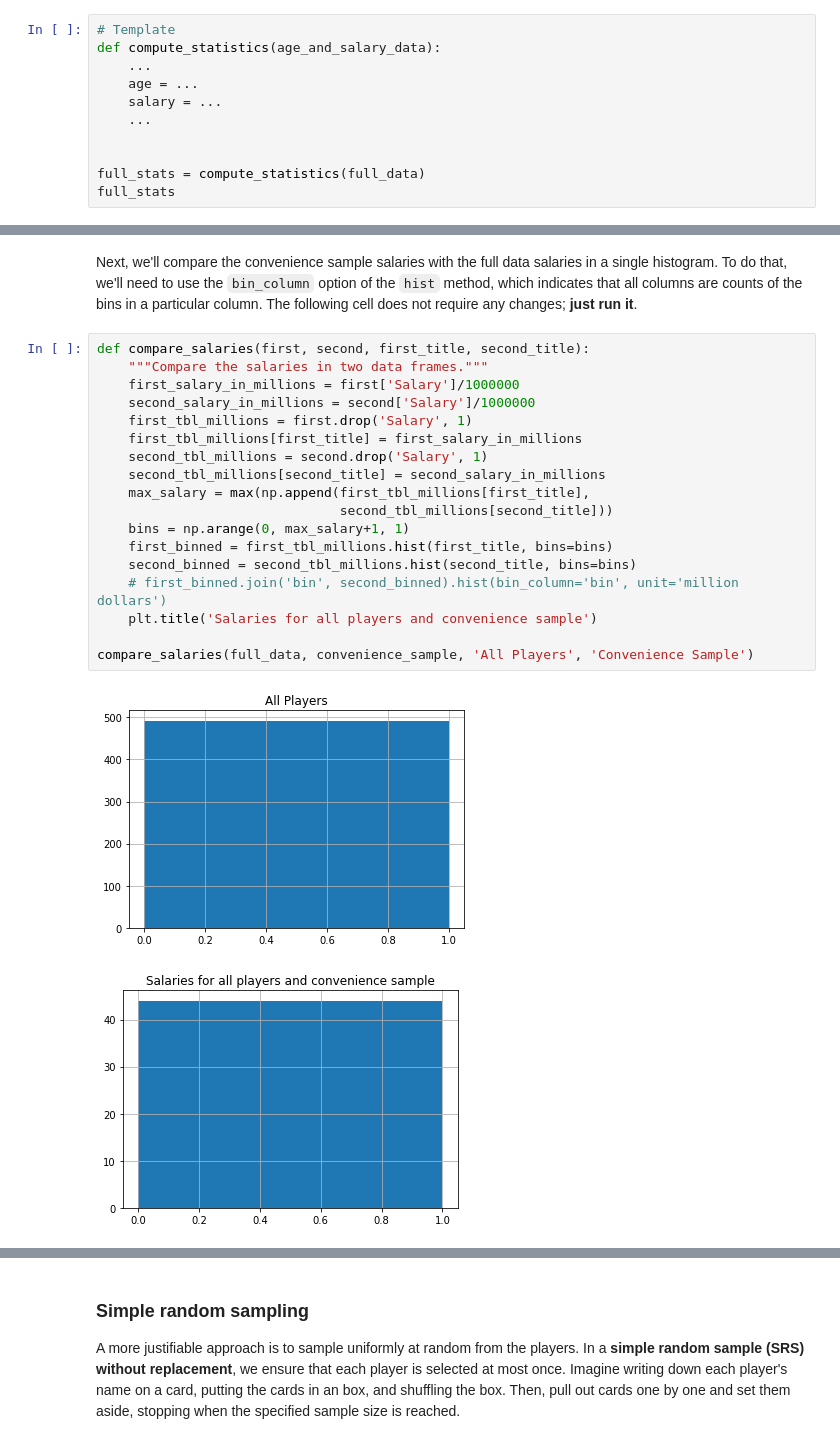
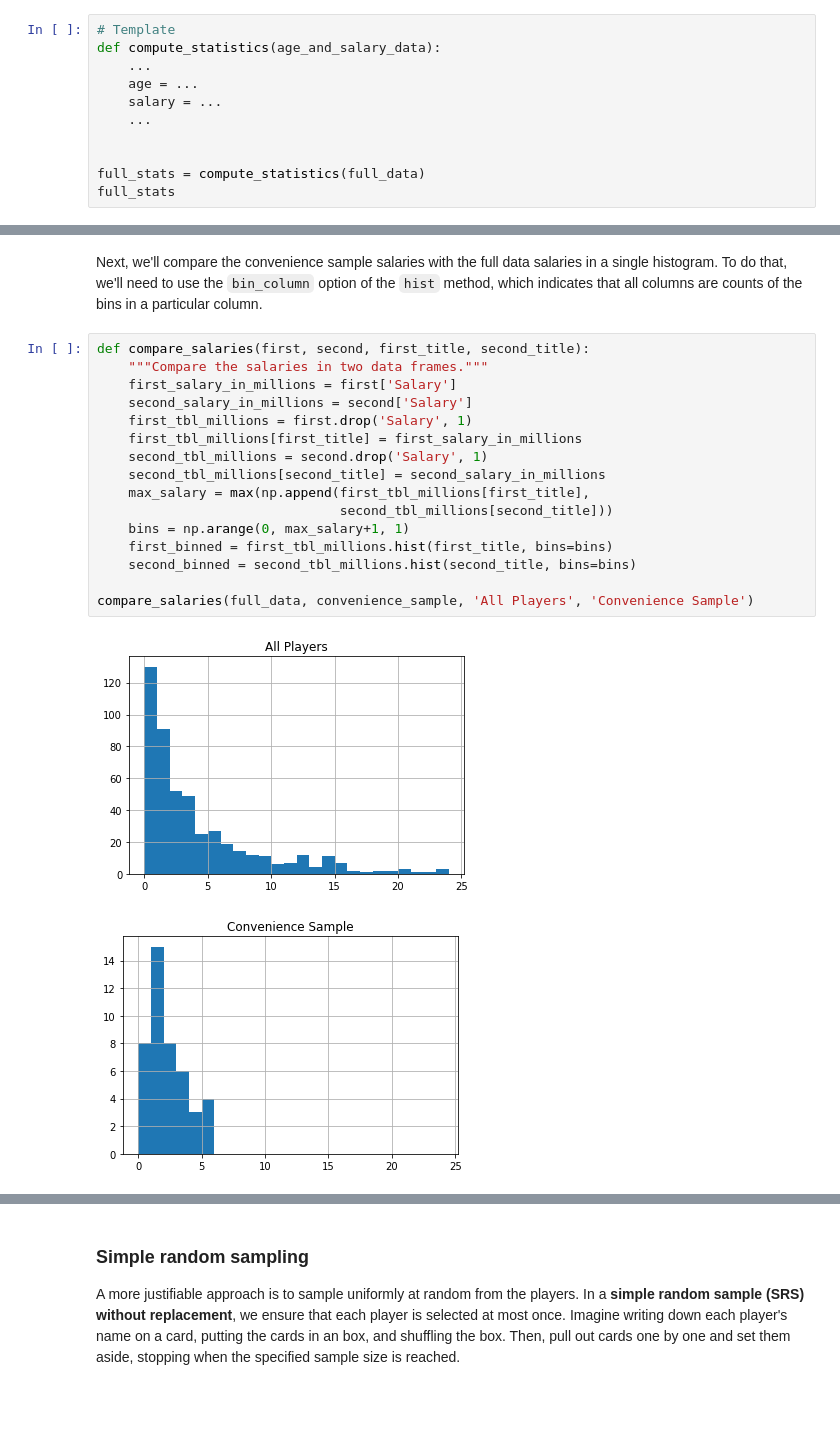
Before and after one commit to Inf2-FDS/FDS-S1-10-randomness-sampling-simulations, a Jupyter notebook: weekS2-02-simulations_cleaned.ipynb, the cells around one changed output, grey strips where cells are left out. Cells and saved outputs as stored; diff of their text form; blank space fills up the shorter version.

```diff
--- a/weekS2-02-simulations_cleaned.ipynb
+++ b/weekS2-02-simulations_cleaned.ipynb
@@ -331,24 +297,22 @@ convenience_stats
 # %% [markdown]
-Next, we'll compare the convenience sample salaries with the full data salaries in a single histogram. To do that, we'll need to use the `bin_column` option of the `hist` method, which indicates that all columns are counts of the bins in a particular column. The following cell does not require any changes; **just run it**.
+Next, we'll compare the convenience sample salaries with the full data salaries in a single histogram. To do that, we'll need to use the `bin_column` option of the `hist` method, which indicates that all columns are counts of the bins in a particular column.
 # %%
 def compare_salaries(first, second, first_title, second_title):
     """Compare the salaries in two data frames."""
-    first_salary_in_millions = first['Salary']/1000000
-    second_salary_in_millions = second['Salary']/1000000
+    first_salary_in_millions = first['Salary']
+    second_salary_in_millions = second['Salary']
     first_tbl_millions = first.drop('Salary', 1)
     first_tbl_millions[first_title] = first_salary_in_millions
     second_tbl_millions = second.drop('Salary', 1)
     second_tbl_millions[second_title] = second_salary_in_millions
     max_salary = max(np.append(first_tbl_millions[first_title],
                                second_tbl_millions[second_title]))
     bins = np.arange(0, max_salary+1, 1)
     first_binned = first_tbl_millions.hist(first_title, bins=bins)
     second_binned = second_tbl_millions.hist(second_title, bins=bins)
-    # first_binned.join('bin', second_binned).hist(bin_column='bin', unit='million dollars')
-    plt.title('Salaries for all players and convenience sample')
 
 compare_salaries(full_data, convenience_sample, 'All Players', 'Convenience Sample')
 # %% [output]
-[figure, old version]
+[figure, new version]
-[figure, old version]
+[figure, new version]
 # %% [markdown]
```
Also changed, not shown: parts of 46 cells of this notebook.
